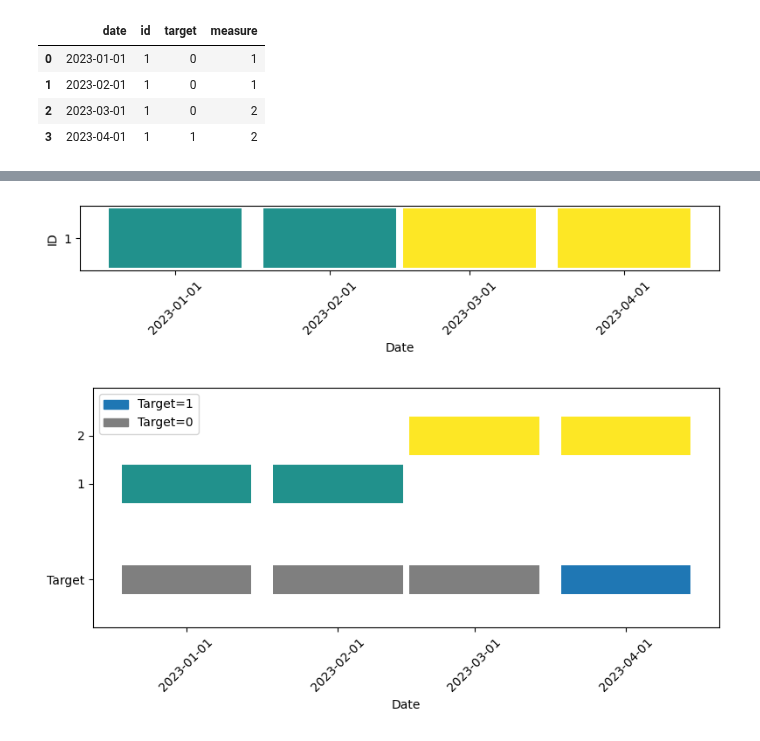
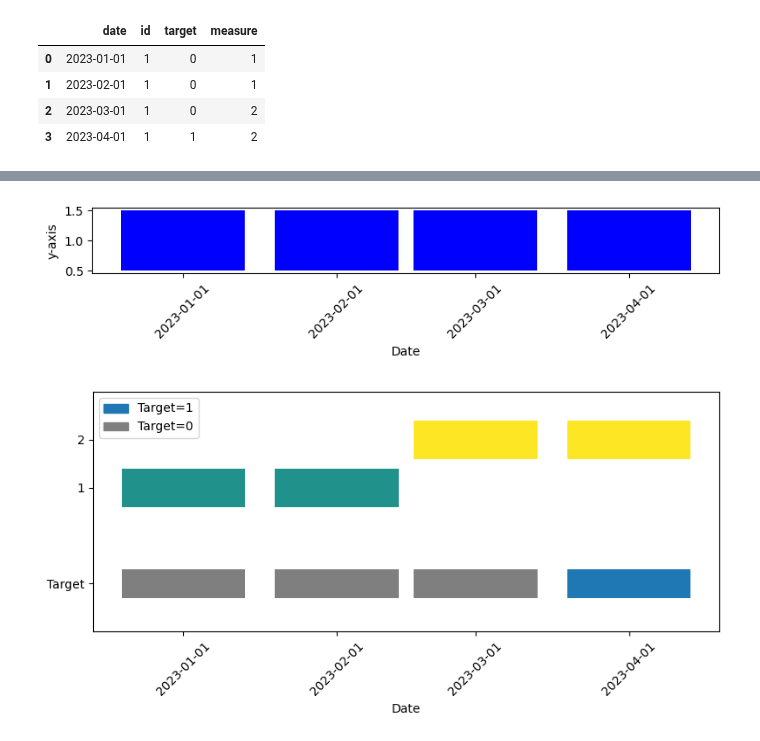
Before and after one commit to 0xdomyz/python_collection, a Jupyter notebook: plot/plotting/data_vis.ipynb, the cells around one changed output, grey strips where cells are left out. Drawn from its saved outputs; the diff is of its cells as text; code cells hidden in the pictures.

```diff
--- a/plot/plotting/data_vis.ipynb
+++ b/plot/plotting/data_vis.ipynb
@@ -27,47 +50,35 @@ df.head()
 # %%
-import matplotlib.pyplot as plt
-
+# dates
 fig, ax = plt.subplots(figsize=(8, 2))
 
-# Calculate bar width to nearly cover the distance between x-ticks
-dates_ord = [d.toordinal() for d in df['date']]
-if len(dates_ord) > 1:
-    min_gap = min(np.diff(sorted(dates_ord)))
-    bar_width = min_gap * 0.95  # 95% of the gap
-else:
-    bar_width = 1  # fallback for single date
+bar_width = 25
 
-# Plot each observation as a rectangle
 for _, row in df.iterrows():
     ax.broken_barh(
-        [(row['date'].toordinal() - bar_width/2, bar_width)],  # center the bar
-        (row['id'] - 0.4, 0.8),
-        facecolors=plt.cm.viridis(row['measure'] / df['measure'].max())
+        [(row['date'].toordinal() - bar_width/2, bar_width)],
+        (1 - 0.5, 1),
+        facecolors="blue",
     )
 
-ax.set_yticks(df['id'].unique())
-ax.set_yticklabels(df['id'].unique())
 ax.set_xlabel('Date')
-ax.set_ylabel('ID')
-ax.set_xticks(dates_ord)
-ax.set_xticklabels(df['date'].dt.strftime('%Y-%m-%d'), rotation=45)
+ax.set_xticks([x.toordinal() for x in df['date'].unique()])
+ax.set_xticklabels(
+    [x.strftime('%Y-%m-%d') for x in df['date'].unique()], rotation=45
+)
+
+ax.set_ylabel('y-axis')
+# ax.set_yticks([1])
+# ax.set_yticklabels(df['id'].unique())
+
 plt.tight_layout()
-plt.show()
 # %% [output]
-[figure, old version]
+[figure, new version]
 # %%
 import matplotlib.patches as mpatches
-import matplotlib.pyplot as plt
 
 fig, ax = plt.subplots(figsize=(8, 4))
 
-# Calculate bar width to nearly cover the distance between x-ticks
-dates_ord = [d.toordinal() for d in df['date']]
-if len(dates_ord) > 1:
-    min_gap = min(np.diff(sorted(dates_ord)))
-    bar_width = min_gap * 0.95  # 95% of the gap
-else:
-    bar_width = 1  # fallback for single date
+bar_width = 25
 
 # Plot each observation as a rectangle, y axis is measure
 for _, row in df.iterrows():
@@ -95,7 +106,7 @@ ax.set_yticklabels(yticklabels)
 ax.set_xlabel('Date')
 ax.set_ylabel('')
 
-ax.set_xticks(dates_ord)
+ax.set_xticks([d.toordinal() for d in df['date']])
 ax.set_xticklabels(df['date'].dt.strftime('%Y-%m-%d'), rotation=45)
 
 # Make ylim larger for clarity
@@ -109,4 +120,4 @@ ax.legend(handles=[target_patch, notarget_patch], loc='upper left')
 
 plt.tight_layout()
 # %% [output]
-[figure, old version]
+[figure, new version]
```
Also changed, not shown: parts of 1 cell of this notebook.
